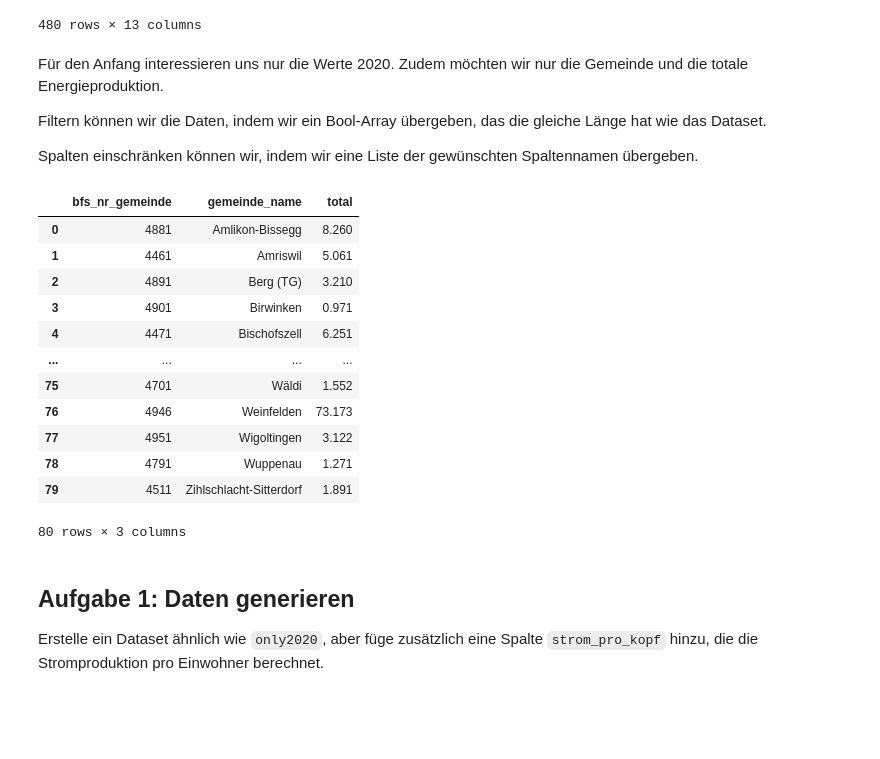
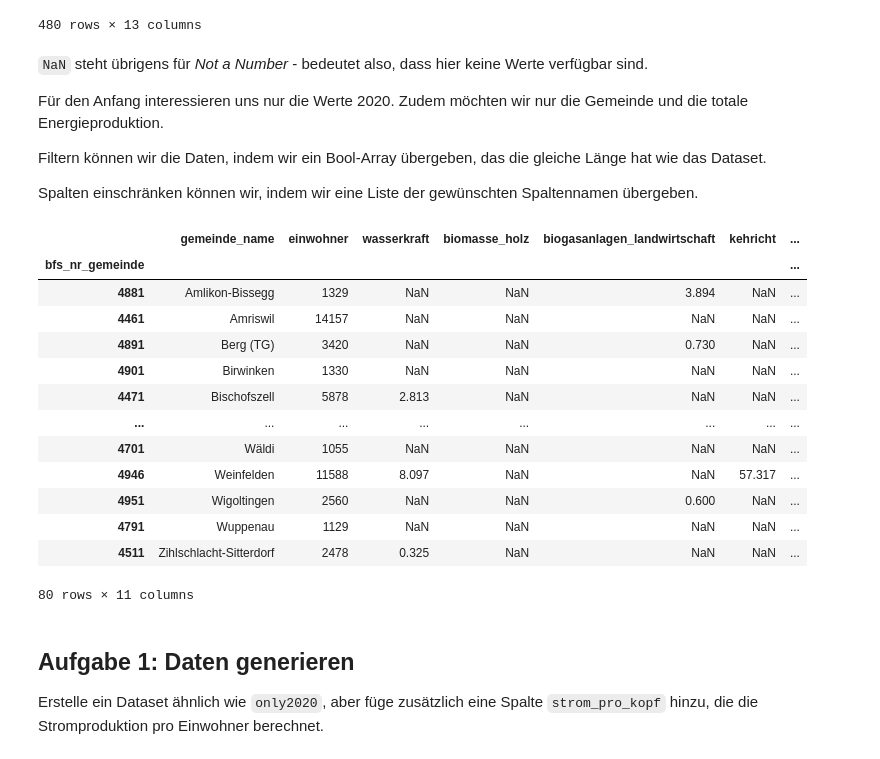
Before and after one commit to tkilla77/ksr_talit_hackathon, a Jupyter notebook: notebooks/examples.ipynb, the cells around one changed output. Cells and saved outputs as stored; diff of their text form; code cells hidden in the pictures; blank space fills up the shorter version.

```diff
--- a/notebooks/examples.ipynb
+++ b/notebooks/examples.ipynb
@@ -72,28 +72,35 @@ energy_dataset
 | 479 | 2015 | 4511 | Zihlschlacht-Sitterdorf | 2247 | 0.342 | NaN | NaN | ... |
 480 rows × 13 columns
 # %% [markdown]
+`NaN` steht übrigens für _Not a Number_ - bedeutet also, dass hier keine Werte verfügbar sind.
+
 Für den Anfang interessieren uns nur die Werte 2020. Zudem möchten wir nur die Gemeinde und die totale Energieproduktion.
 
 Filtern können wir die Daten, indem wir ein Bool-Array übergeben, das die gleiche Länge hat wie das Dataset.
 
 Spalten einschränken können wir, indem wir eine Liste der gewünschten Spaltennamen übergeben.
-# %%
-only2020 = energy_dataset[energy_dataset['jahr'] == 2020]
-only2020[['bfs_nr_gemeinde', 'gemeinde_name', 'total']]
-# %% [output]
-|  | bfs_nr_gemeinde | gemeinde_name | total |
-| 0 | 4881 | Amlikon-Bissegg | 8.260 |
-| 1 | 4461 | Amriswil | 5.061 |
-| 2 | 4891 | Berg (TG) | 3.210 |
-| 3 | 4901 | Birwinken | 0.971 |
-| 4 | 4471 | Bischofszell | 6.251 |
-| ... | ... | ... | ... |
-| 75 | 4701 | Wäldi | 1.552 |
-| 76 | 4946 | Weinfelden | 73.173 |
-| 77 | 4951 | Wigoltingen | 3.122 |
-| 78 | 4791 | Wuppenau | 1.271 |
-| 79 | 4511 | Zihlschlacht-Sitterdorf | 1.891 |
-80 rows × 3 columns
+# %%
+only2020 = energy_dataset[energy_dataset['jahr'] == 2020]
+only2020 = only2020[['bfs_nr_gemeinde', 'gemeinde_name', 'einwohner', 'wasserkraft', 'biomasse_holz', 'biogasanlagen_landwirtschaft', 'kehricht', 'biogasanlagen_industrie', 'biogasanlagen_abwasser', 'photovoltaik', 'wind', 'total']]
+
+# Also, use `bfs_nr_gemeinde` as Index for our data
+only2020.set_index('bfs_nr_gemeinde', inplace=True)
+only2020
+# %% [output]
+|  | gemeinde_name | einwohner | wasserkraft | biomasse_holz | biogasanlagen_landwirtschaft | kehricht | ... |
+| bfs_nr_gemeinde |  |  |  |  |  |  | ... |
+| 4881 | Amlikon-Bissegg | 1329 | NaN | NaN | 3.894 | NaN | ... |
+| 4461 | Amriswil | 14157 | NaN | NaN | NaN | NaN | ... |
+| 4891 | Berg (TG) | 3420 | NaN | NaN | 0.730 | NaN | ... |
+| 4901 | Birwinken | 1330 | NaN | NaN | NaN | NaN | ... |
+| 4471 | Bischofszell | 5878 | 2.813 | NaN | NaN | NaN | ... |
+| ... | ... | ... | ... | ... | ... | ... | ... |
+| 4701 | Wäldi | 1055 | NaN | NaN | NaN | NaN | ... |
+| 4946 | Weinfelden | 11588 | 8.097 | NaN | NaN | 57.317 | ... |
+| 4951 | Wigoltingen | 2560 | NaN | NaN | 0.600 | NaN | ... |
+| 4791 | Wuppenau | 1129 | NaN | NaN | NaN | NaN | ... |
+| 4511 | Zihlschlacht-Sitterdorf | 2478 | 0.325 | NaN | NaN | NaN | ... |
+80 rows × 11 columns
 # %% [markdown]
 ## Aufgabe 1: Daten generieren
 
```
Also changed, not shown: parts of 6 cells of this notebook.
